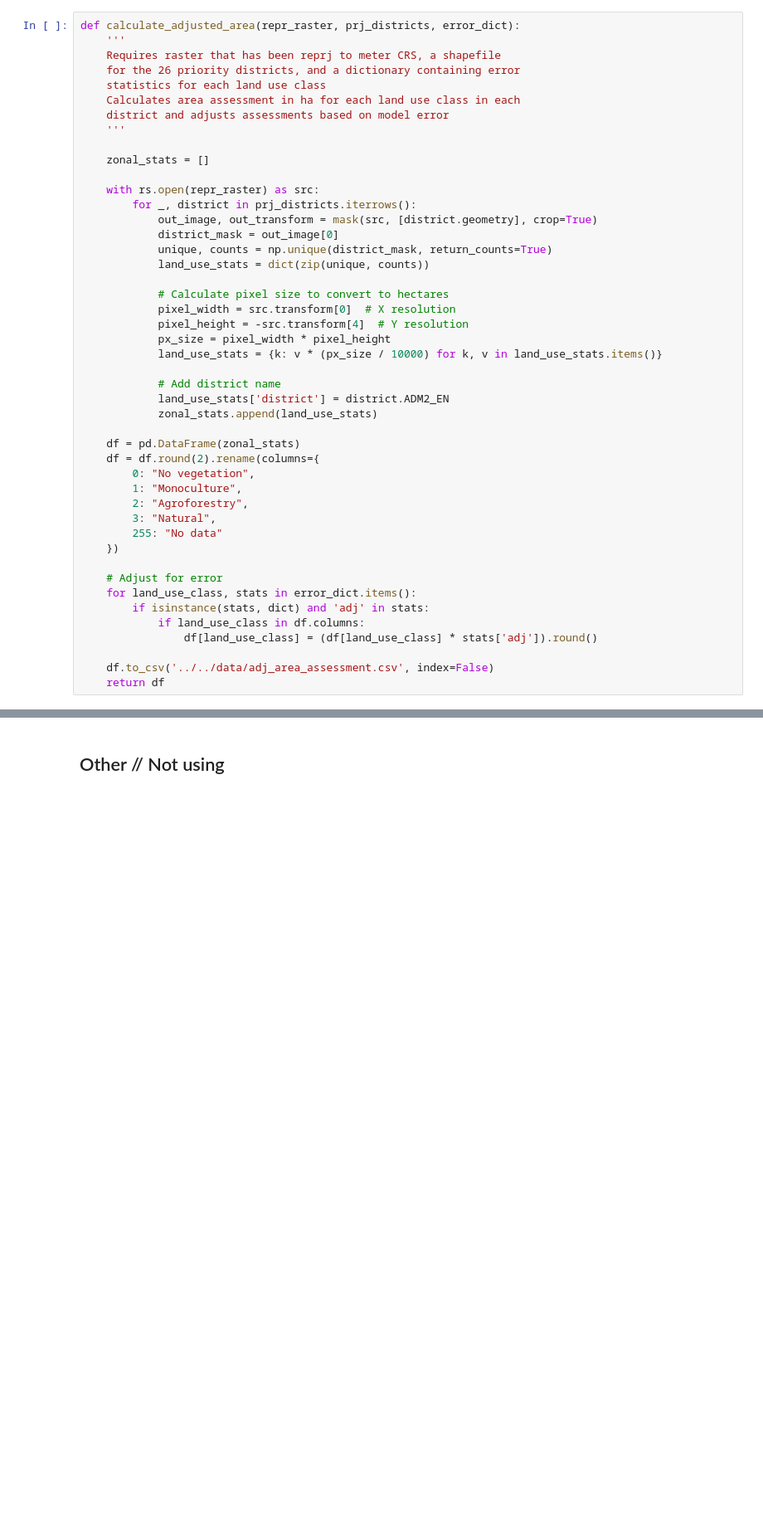
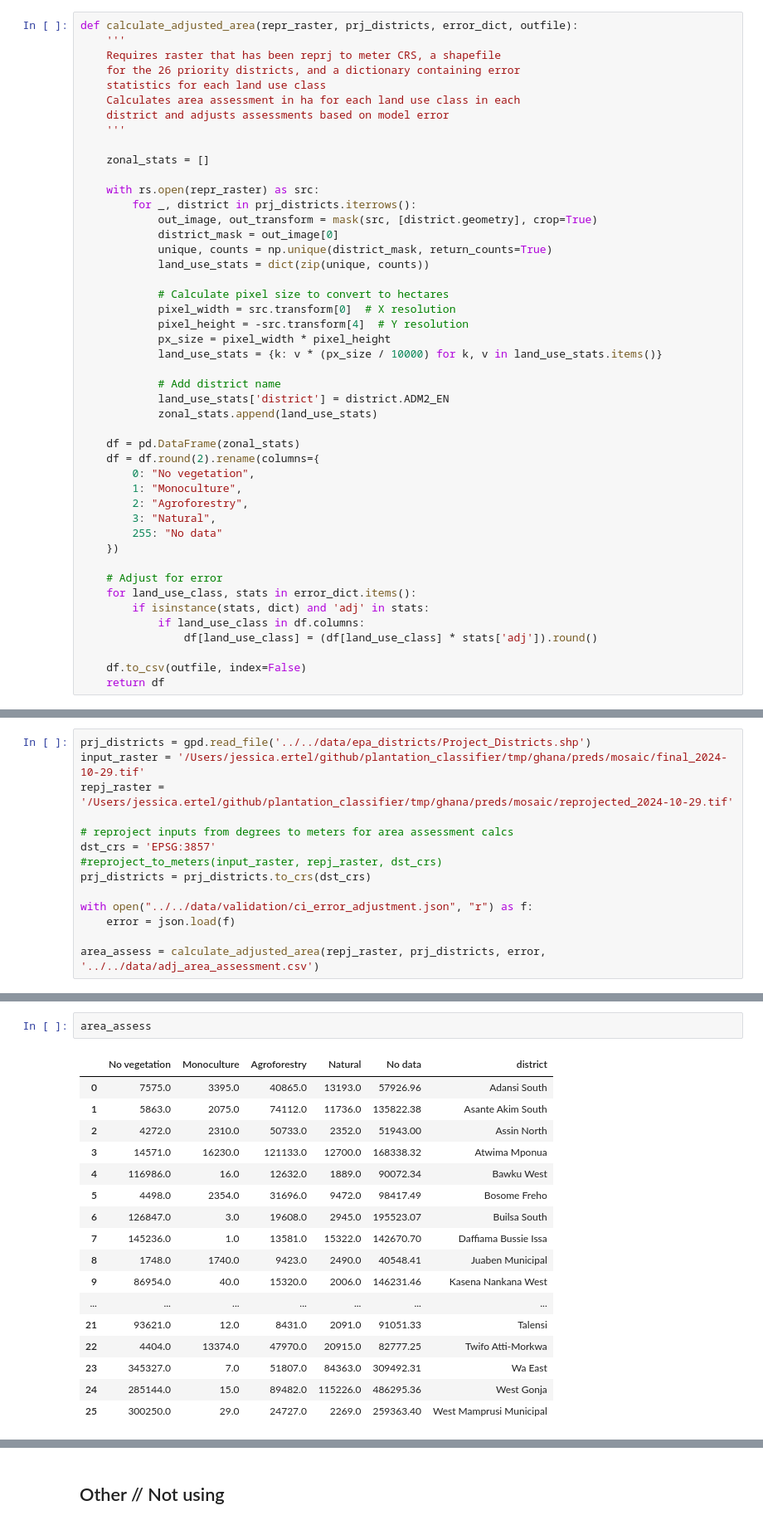
Before and after one commit to wri/plantation_classifier, a Jupyter notebook: notebooks/analyses/figures_tables.ipynb, the cells around one changed output, grey strips where cells are left out. Shown at 83% size. Drawn from its saved outputs; the diff is of its cells as text; blank space fills up the shorter version.

```diff
--- a/notebooks/analyses/figures_tables.ipynb
+++ b/notebooks/analyses/figures_tables.ipynb
@@ -52,5 +43,5 @@ prj_districts = prj_districts.to_crs(dst_crs)
 # %%
-def calculate_adjusted_area(repr_raster, prj_districts, error_dict):
+def calculate_adjusted_area(repr_raster, prj_districts, error_dict, outfile):
     '''
     Requires raster that has been reprj to meter CRS, a shapefile
     for the 26 priority districts, and a dictionary containing error
@@ -93,5 +84,5 @@ def calculate_adjusted_area(repr_raster, prj_districts, error_dict):
             if land_use_class in df.columns:
                 df[land_use_class] = (df[land_use_class] * stats['adj']).round()
 
-    df.to_csv('../../data/adj_area_assessment.csv', index=False)
+    df.to_csv(outfile, index=False)
     return df
@@ -117 +89,15 @@ error
+# %%
+prj_districts = gpd.read_file('../../data/epa_districts/Project_Districts.shp')
+input_raster = '/Users/jessica.ertel/github/plantation_classifier/tmp/ghana/preds/mosaic/final_2024-10-29.tif'
+repj_raster = '/Users/jessica.ertel/github/plantation_classifier/tmp/ghana/preds/mosaic/reprojected_2024-10-29.tif'
+
+# reproject inputs from degrees to meters for area assessment calcs
+dst_crs = 'EPSG:3857'
+#reproject_to_meters(input_raster, repj_raster, dst_crs)
+prj_districts = prj_districts.to_crs(dst_crs)
+
+with open("../../data/validation/ci_error_adjustment.json", "r") as f:
+    error = json.load(f)
+
+area_assess = calculate_adjusted_area(repj_raster, prj_districts, error, '../../data/adj_area_assessment.csv')
 # %%
@@ -119,3 +128,23 @@ area_assess = calculate_adjusted_area(repj_raster, prj_districts, error)
+# %%
+area_assess
+# %% [output]
+|  | No vegetation | Monoculture | Agroforestry | Natural | No data | district |
+| 0 | 7575.0 | 3395.0 | 40865.0 | 13193.0 | 57926.96 | Adansi South |
+| 1 | 5863.0 | 2075.0 | 74112.0 | 11736.0 | 135822.38 | Asante Akim South |
+| 2 | 4272.0 | 2310.0 | 50733.0 | 2352.0 | 51943.00 | Assin North |
+| 3 | 14571.0 | 16230.0 | 121133.0 | 12700.0 | 168338.32 | Atwima Mponua |
+| 4 | 116986.0 | 16.0 | 12632.0 | 1889.0 | 90072.34 | Bawku West |
+| 5 | 4498.0 | 2354.0 | 31696.0 | 9472.0 | 98417.49 | Bosome Freho |
+| 6 | 126847.0 | 3.0 | 19608.0 | 2945.0 | 195523.07 | Builsa South |
+| 7 | 145236.0 | 1.0 | 13581.0 | 15322.0 | 142670.70 | Daffiama Bussie Issa |
+| 8 | 1748.0 | 1740.0 | 9423.0 | 2490.0 | 40548.41 | Juaben Municipal |
+| 9 | 86954.0 | 40.0 | 15320.0 | 2006.0 | 146231.46 | Kasena Nankana West |
+| ... | ... | ... | ... | ... | ... | ... |
+| 21 | 93621.0 | 12.0 | 8431.0 | 2091.0 | 91051.33 | Talensi |
+| 22 | 4404.0 | 13374.0 | 47970.0 | 20915.0 | 82777.25 | Twifo Atti-Morkwa |
+| 23 | 345327.0 | 7.0 | 51807.0 | 84363.0 | 309492.31 | Wa East |
+| 24 | 285144.0 | 15.0 | 89482.0 | 115226.0 | 486295.36 | West Gonja |
+| 25 | 300250.0 | 29.0 | 24727.0 | 2269.0 | 259363.40 | West Mamprusi Municipal |
 # %%
 def area_assessment_figure(input_f, output_f):
     '''
```
Also changed, not shown: parts of 5 cells of this notebook.
